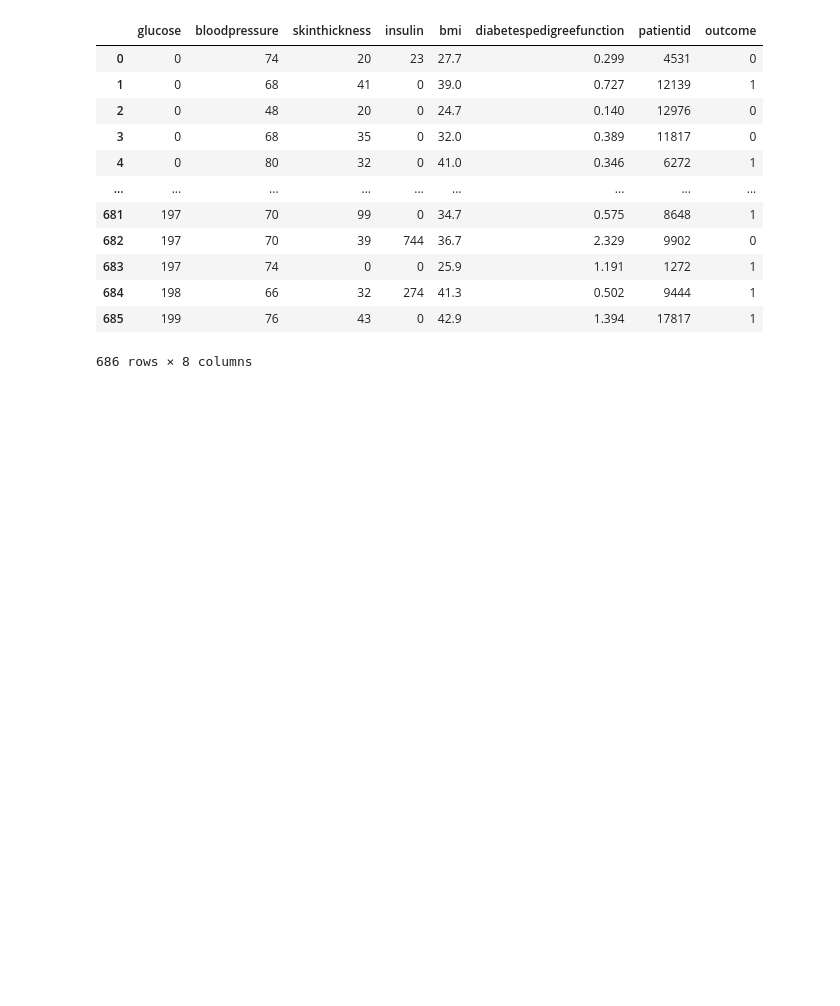
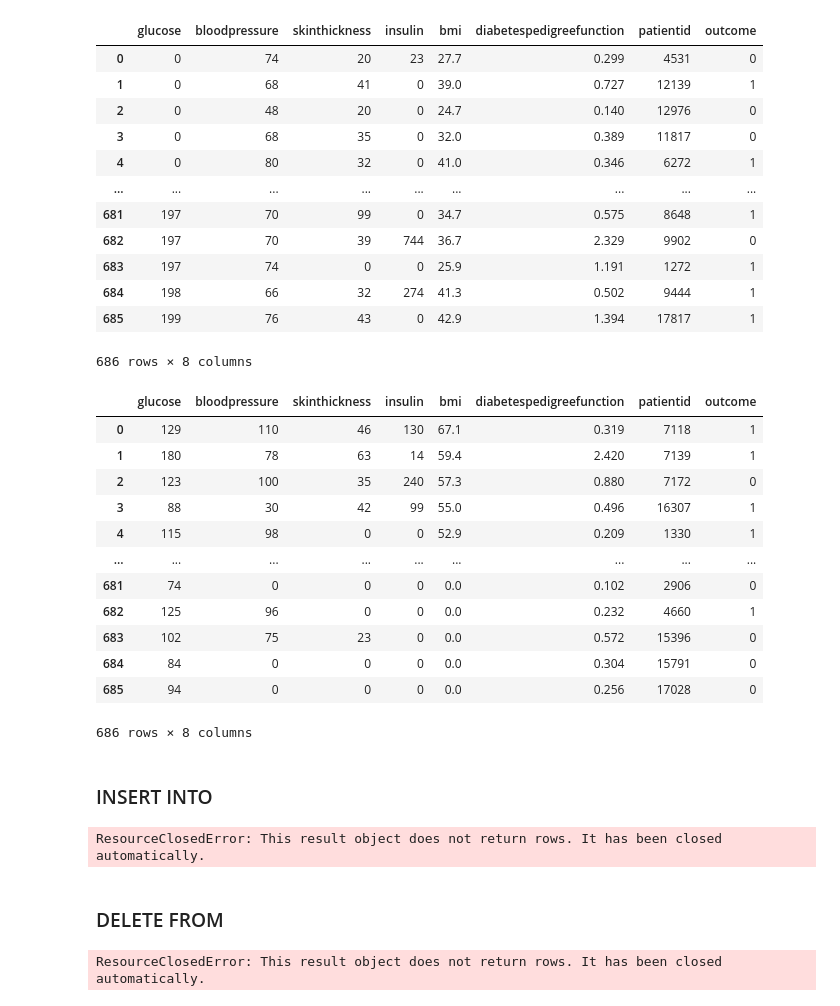
Before and after one commit to TrellixVulnTeam/sql_exercises_AIUV, a Jupyter notebook: Untitled.ipynb, the cells around one changed output. Drawn from its saved outputs; the diff is of its cells as text; code cells hidden in the pictures; blank space fills up the shorter version.

Commit message:
Insertions and deletions, with an error :/

```diff
--- a/Untitled.ipynb
+++ b/Untitled.ipynb
@@ -157,3 +175,54 @@ df_ordered
 | 684 | 198 | 66 | 32 | 274 | 41.3 | 0.502 | 9444 | 1 |
 | 685 | 199 | 76 | 43 | 0 | 42.9 | 1.394 | 17817 | 1 |
 686 rows × 8 columns
+# %%
+#Order the table using a column(s)
+sql = '''
+    SELECT * FROM diabetes
+    ORDER BY bmi DESC;
+'''
+query = conn.execute(text(sql))
+df_ordered2 = pd.DataFrame(query.fetchall())
+df_ordered2
+# %% [output]
+|  | glucose | bloodpressure | skinthickness | insulin | bmi | diabetespedigreefunction | patientid | outcome |
+| 0 | 129 | 110 | 46 | 130 | 67.1 | 0.319 | 7118 | 1 |
+| 1 | 180 | 78 | 63 | 14 | 59.4 | 2.420 | 7139 | 1 |
+| 2 | 123 | 100 | 35 | 240 | 57.3 | 0.880 | 7172 | 0 |
+| 3 | 88 | 30 | 42 | 99 | 55.0 | 0.496 | 16307 | 1 |
+| 4 | 115 | 98 | 0 | 0 | 52.9 | 0.209 | 1330 | 1 |
+| ... | ... | ... | ... | ... | ... | ... | ... | ... |
+| 681 | 74 | 0 | 0 | 0 | 0.0 | 0.102 | 2906 | 0 |
+| 682 | 125 | 96 | 0 | 0 | 0.0 | 0.232 | 4660 | 1 |
+| 683 | 102 | 75 | 23 | 0 | 0.0 | 0.572 | 15396 | 0 |
+| 684 | 84 | 0 | 0 | 0 | 0.0 | 0.304 | 15791 | 0 |
+| 685 | 94 | 0 | 0 | 0 | 0.0 | 0.256 | 17028 | 0 |
+686 rows × 8 columns
+# %% [markdown]
+### INSERT INTO
+# %%
+#Insert a column of values into the table (the order of the columns has to be respected)
+#NOTE: It producess an error, but it works :/
+sql = '''
+    INSERT INTO diabetes (glucose,patientid,outcome)
+    VALUES (110,20000,0);
+'''
+query = conn.execute(text(sql))
+df_added = pd.DataFrame(query.fetchall())
+df_added
+# %% [output]
+ResourceClosedError: This result object does not return rows. It has been closed automatically.
+# %% [markdown]
+### DELETE FROM
+# %%
+#Delete a row based on a condition
+#NOTE: It producess an error, but it works :/
+sql = '''
+    DELETE FROM diabetes
+    WHERE patientid=20000
+'''
+query = conn.execute(text(sql))
+df_removed = pd.DataFrame(query.fetchall())
+df_removed
+# %% [output]
+ResourceClosedError: This result object does not return rows. It has been closed automatically.
```
Also changed, not shown: parts of 6 cells of this notebook.
